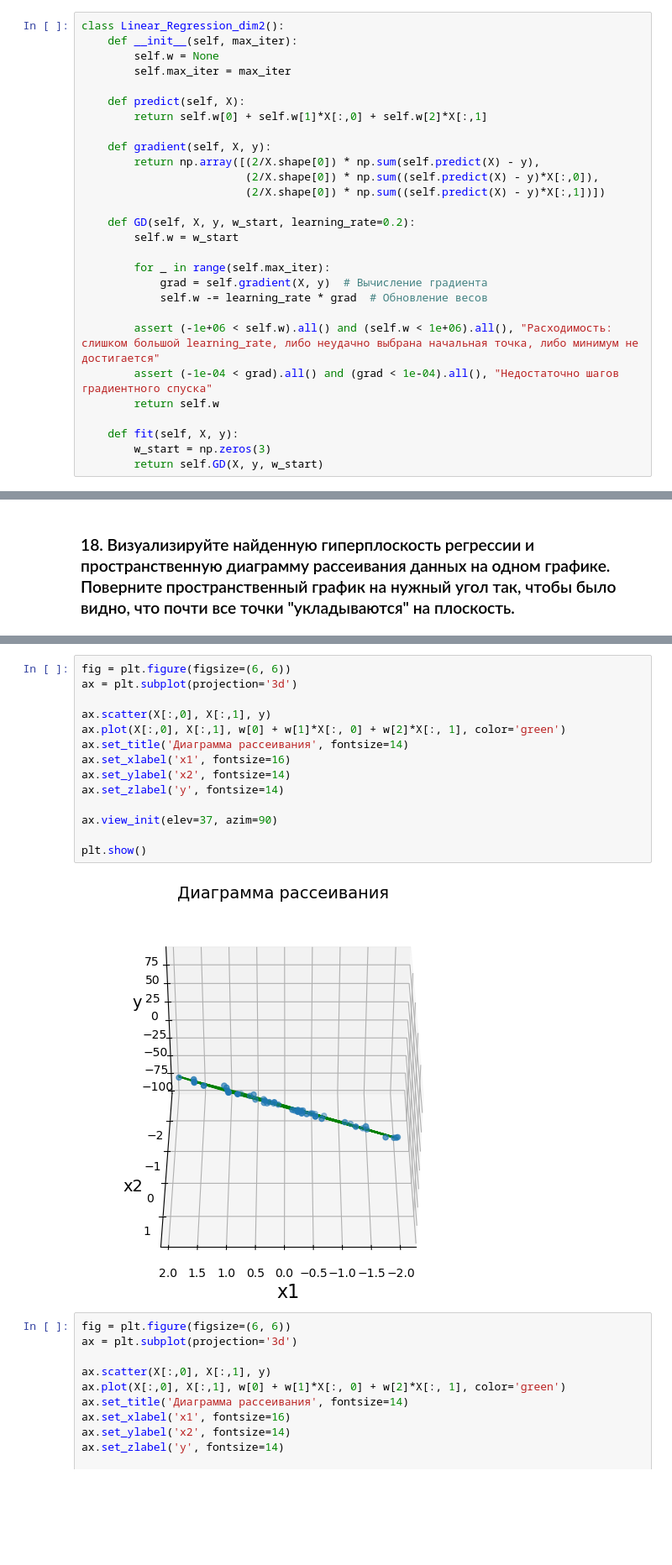
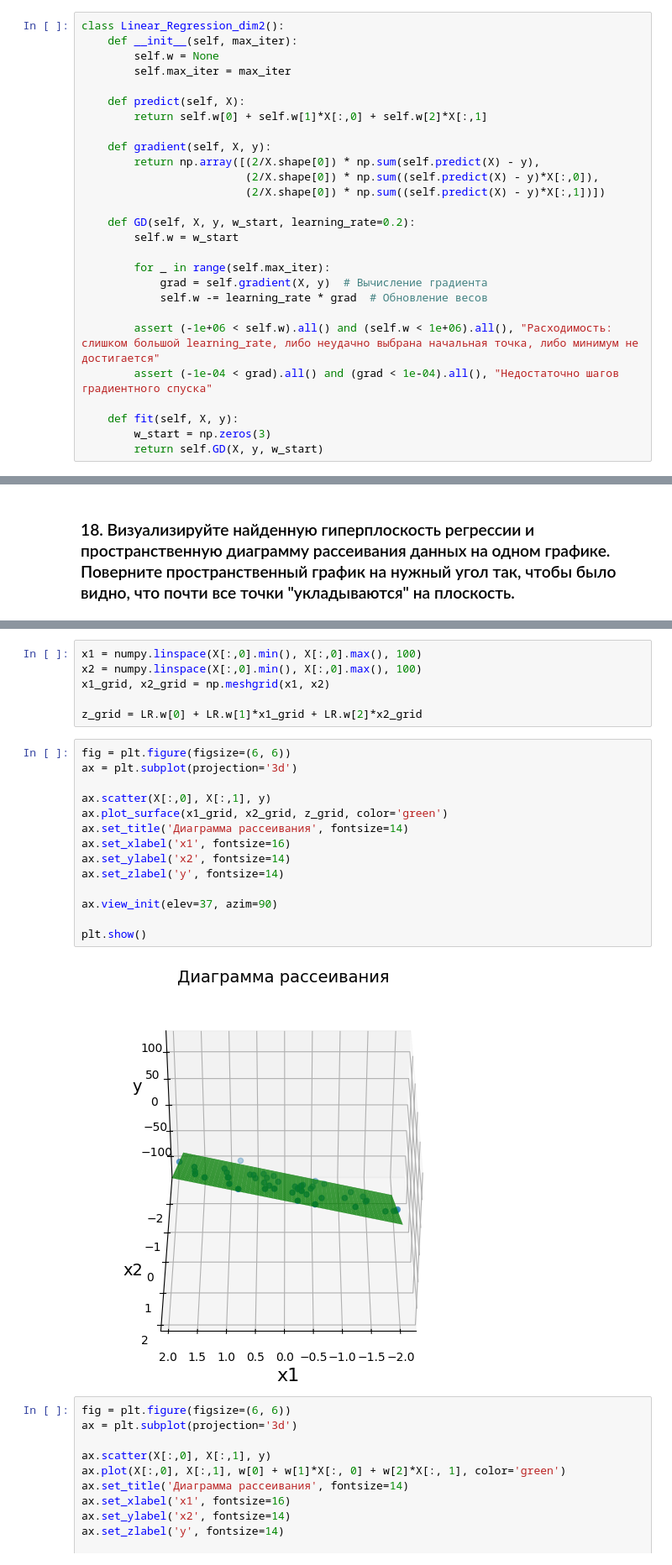
Before and after one commit to consciousnss/fa-machine-learning, a Jupyter notebook: 25-09/СЕМИНАР 3.ipynb, the cells around one changed output, grey strips where cells are left out. Shown at 84% size. Saved outputs shown, nothing was run; the diff lists cells and outputs as text; blank space fills up the shorter version.

```diff
--- a/25-09/СЕМИНАР 3.ipynb
+++ b/25-09/СЕМИНАР 3.ipynb
@@ -642,7 +642,6 @@ class Linear_Regression_dim2():
 
         assert (-1e+06 < self.w).all() and (self.w < 1e+06).all(), "Расходимость: слишком большой learning_rate, либо неудачно выбрана начальная точка, либо минимум не достигается"
         assert (-1e-04 < grad).all() and (grad < 1e-04).all(), "Недостаточно шагов градиентного спуска"
-        return self.w
 
     def fit(self, X, y):
         w_start = np.zeros(3)
@@ -658,19 +659,25 @@ array([ 2.04101895, 21.72441259, 42.16345172])
+# %%
+x1 = numpy.linspace(X[:,0].min(), X[:,0].max(), 100)
+x2 = numpy.linspace(X[:,0].min(), X[:,0].max(), 100)
+x1_grid, x2_grid = np.meshgrid(x1, x2)
+
+z_grid = LR.w[0] + LR.w[1]*x1_grid + LR.w[2]*x2_grid
 # %%
 fig = plt.figure(figsize=(6, 6))
 ax = plt.subplot(projection='3d')
 
 ax.scatter(X[:,0], X[:,1], y)
-ax.plot(X[:,0], X[:,1], w[0] + w[1]*X[:, 0] + w[2]*X[:, 1], color='green')
+ax.plot_surface(x1_grid, x2_grid, z_grid, color='green')
 ax.set_title('Диаграмма рассеивания', fontsize=14)
 ax.set_xlabel('x1', fontsize=16)
 ax.set_ylabel('x2', fontsize=14)
 ax.set_zlabel('y', fontsize=14)
 
 ax.view_init(elev=37, azim=90)
 
 plt.show()
 # %% [output]
-[figure, old version]
+[figure, new version]
 # %%
 fig = plt.figure(figsize=(6, 6))
 ax = plt.subplot(projection='3d')
```
Also changed, not shown: parts of 3 cells of this notebook, 1 other file.
